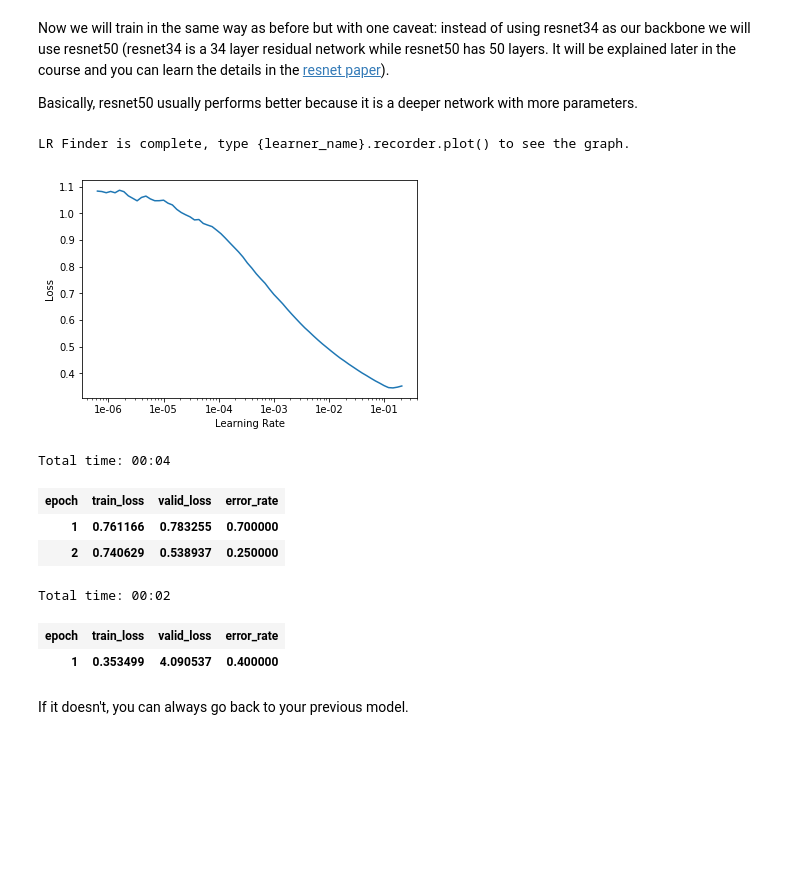
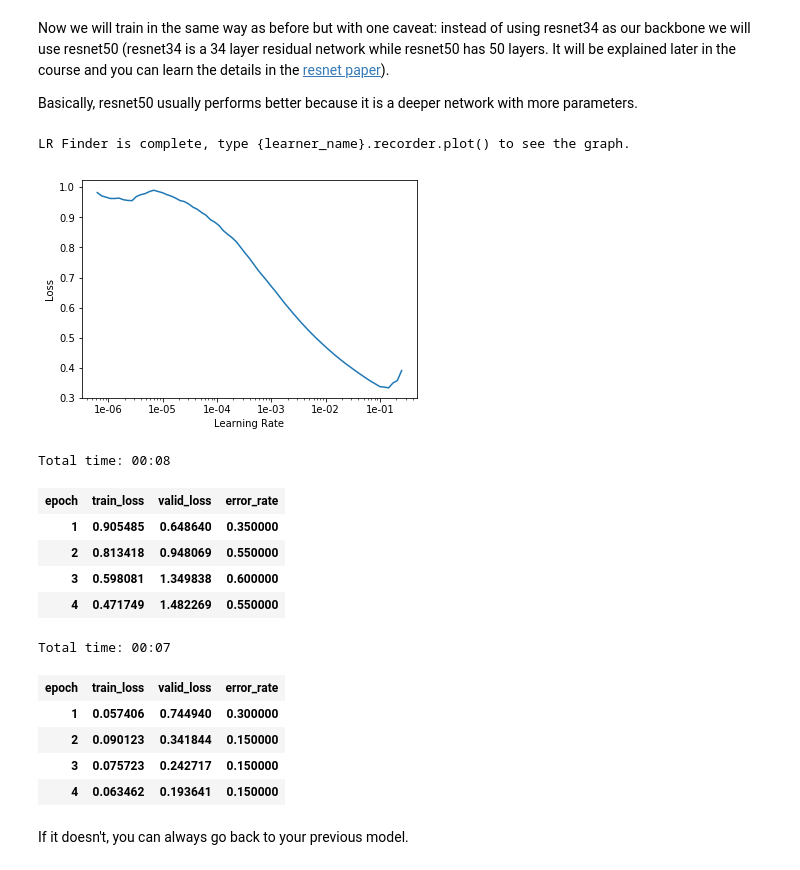
Before and after one commit to raja4net/badminton_tennis, a Jupyter notebook: badminton_tennis.ipynb, the cells around one changed output. Saved outputs shown, nothing was run; the diff lists cells and outputs as text; code cells hidden in the pictures; blank space fills up the shorter version.

```diff
--- a/badminton_tennis.ipynb
+++ b/badminton_tennis.ipynb
@@ -18,13 +18,14 @@ bs = 25
 # %% [markdown]
 We are going to use the images downloaded from internet. It has two folders named 'tennis' & 'badminton' under folder named 'game', each having 50 images of Tennis & Badminton game in action. Our model will need to learn to differentiate between these 2 distinct categories. Let's see how accurate we can be using deep learning!
 # %%
-path = os.path.join('/home/paperspace/fastai/data/game')
+path = '/home/paperspace/fastai/data/game'
 # %% [markdown]
 The first thing we do when we approach a problem is to take a look at the data. We _always_ need to understand very well what the problem is and what the data looks like before we can figure out how to solve it. Taking a look at the data means understanding how the data directories are structured, what the labels are and what some sample images look like.
 
 The main difference between the handling of image classification datasets is the way labels are stored. In this particular dataset, labels are stored in the filenames themselves. We will need to extract them to be able to classify the images into the correct categories. Fortunately, the fastai library has a handy function made exactly for this, `ImageDataBunch.from_name_re` gets the labels from the filenames using a [regular expression](https://docs.python.org/3.6/library/re.html).
 # %%
-data = (ImageItemList.from_folder(path).random_split_by_pct().label_from_folder().transform(tfms = get_transforms(), size=200).databunch()).normalize(imagenet_stats)
+np.random.seed(42)
+data = (ImageItemList.from_folder(path).random_split_by_pct(0.2).label_from_folder().transform(tfms = get_transforms(), size=224).databunch()).normalize(imagenet_stats)
 # %%
 data.show_batch(rows=3, figsize=(10,10))
 # %% [output]
@@ -48,22 +53,27 @@ learn.lr_find()
 learn.recorder.plot()
 # %% [output]
 LR Finder is complete, type {learner_name}.recorder.plot() to see the graph.
-[figure, old version]
+[figure, new version]
 # %%
-learn.fit_one_cycle(2)
+learn.fit_one_cycle(4)
 # %% [output]
-Total time: 00:04
+Total time: 00:08
 | epoch | train_loss | valid_loss | error_rate |
-| 1 | 0.761166 | 0.783255 | 0.700000 |
-| 2 | 0.740629 | 0.538937 | 0.250000 |
+| 1 | 0.905485 | 0.648640 | 0.350000 |
+| 2 | 0.813418 | 0.948069 | 0.550000 |
+| 3 | 0.598081 | 1.349838 | 0.600000 |
+| 4 | 0.471749 | 1.482269 | 0.550000 |
 # %%
 learn.save('stage-1-50')
 # %%
 learn.unfreeze()
-learn.fit_one_cycle(1, max_lr=slice(1e-3,1e-1))
+learn.fit_one_cycle(4, max_lr=slice(3e-5,3e-4))
 # %% [output]
-Total time: 00:02
+Total time: 00:07
 | epoch | train_loss | valid_loss | error_rate |
-| 1 | 0.353499 | 4.090537 | 0.400000 |
+| 1 | 0.057406 | 0.744940 | 0.300000 |
+| 2 | 0.090123 | 0.341844 | 0.150000 |
+| 3 | 0.075723 | 0.242717 | 0.150000 |
+| 4 | 0.063462 | 0.193641 | 0.150000 |
 # %% [markdown]
 If it doesn't, you can always go back to your previous model.
```
Also changed, not shown: parts of 6 cells of this notebook.
